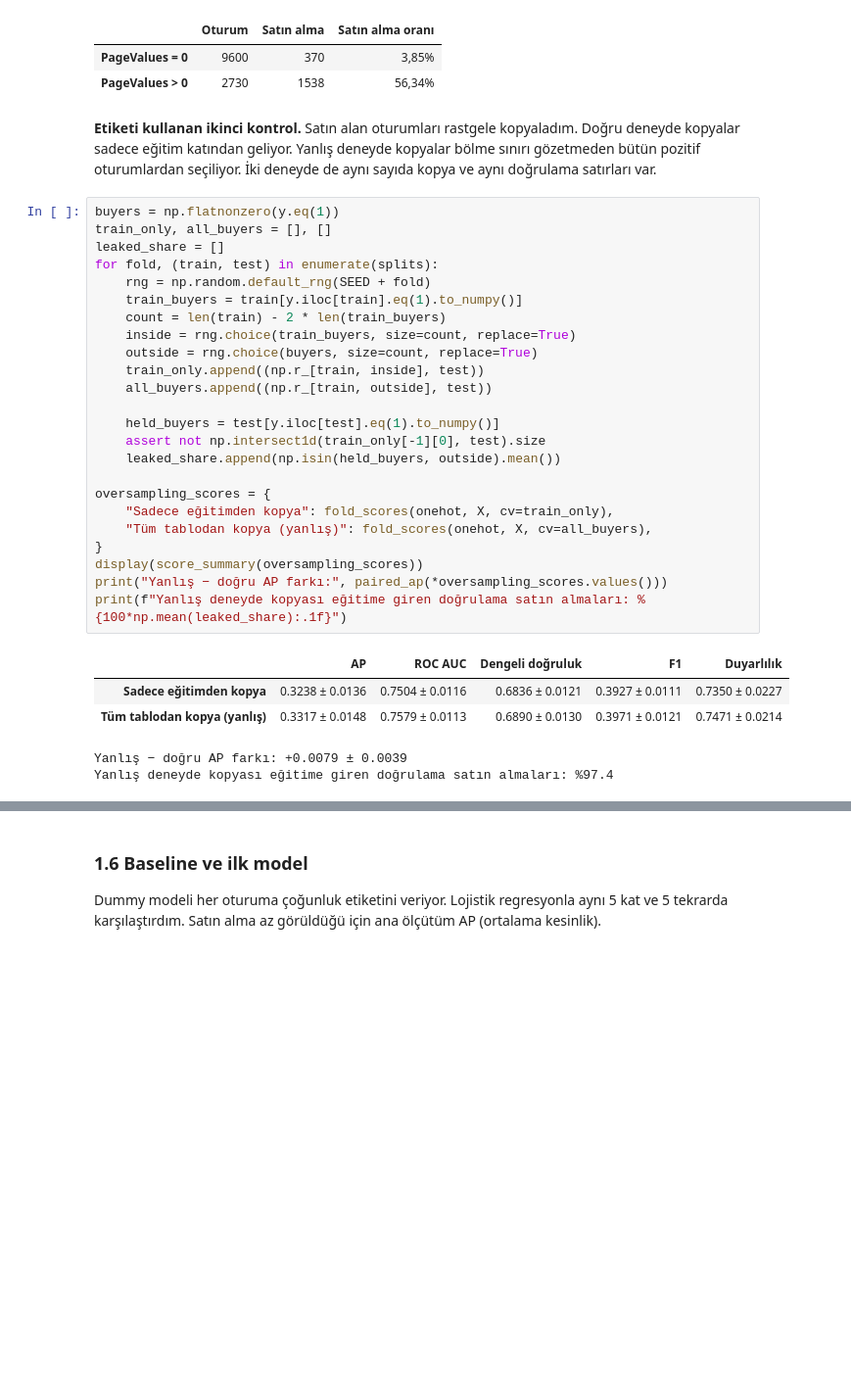
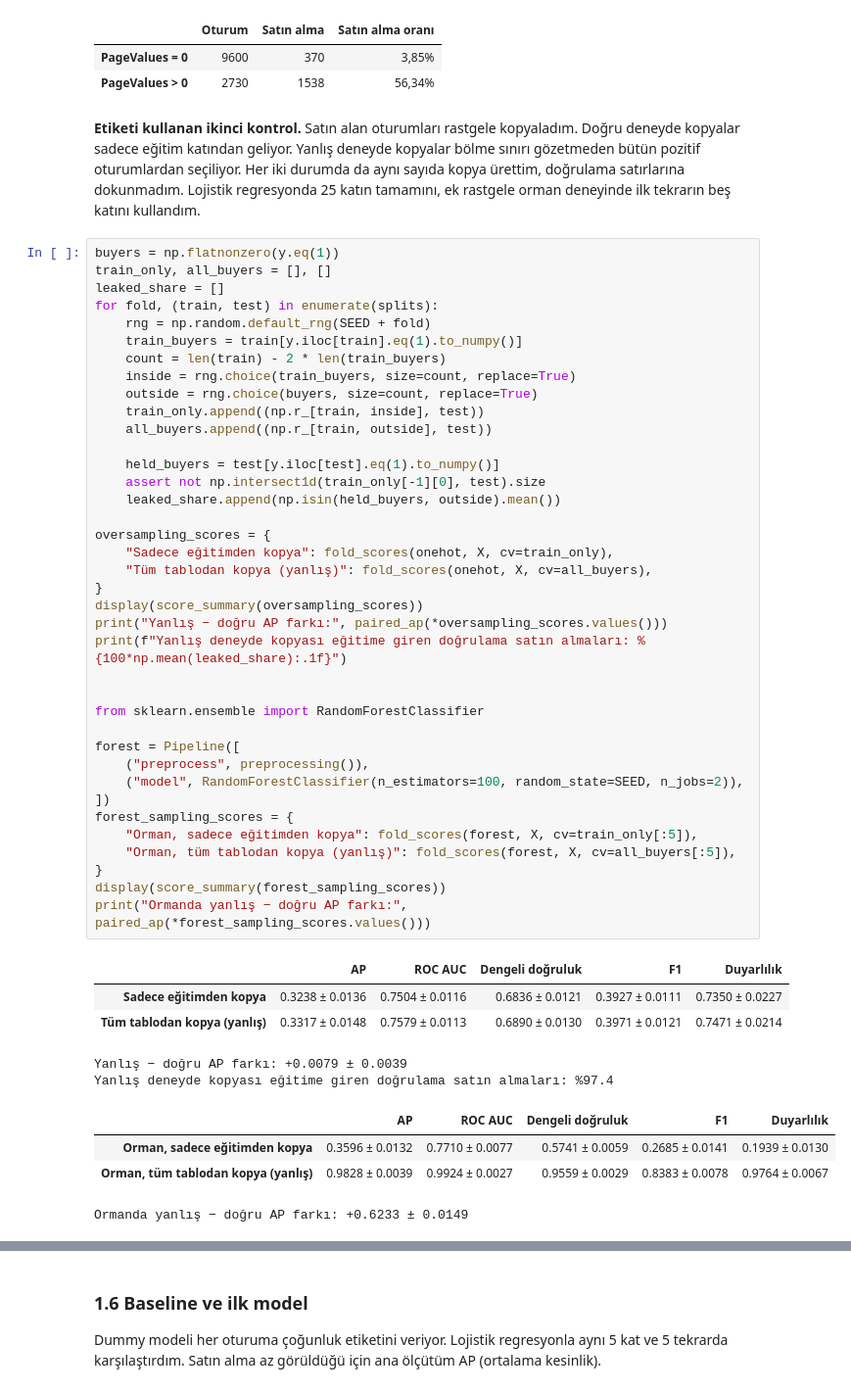
Before and after one commit to EmircanDemirTR/bil545-online-alisveris, a Jupyter notebook: proje1/BIL545_Proje1_EmircanDemir.ipynb, the cells around one changed output, grey strips where cells are left out. Shown at 98% size. Saved outputs shown, nothing was run; the diff lists cells and outputs as text; blank space fills up the shorter version.

```diff
--- a/proje1/BIL545_Proje1_EmircanDemir.ipynb
+++ b/proje1/BIL545_Proje1_EmircanDemir.ipynb
@@ -476,37 +502,55 @@ PageValues eklendi — ana modele göre AP farkı: +0.3124 ± 0.0229
 | PageValues = 0 | 9600 | 370 | 3,85% |
 | PageValues > 0 | 2730 | 1538 | 56,34% |
 # %% [markdown]
-**Etiketi kullanan ikinci kontrol.** Satın alan oturumları rastgele kopyaladım. Doğru deneyde kopyalar sadece eğitim katından geliyor. Yanlış deneyde kopyalar bölme sınırı gözetmeden bütün pozitif oturumlardan seçiliyor. İki deneyde de aynı sayıda kopya ve aynı doğrulama satırları var.
+**Etiketi kullanan ikinci kontrol.** Satın alan oturumları rastgele kopyaladım. Doğru deneyde kopyalar sadece eğitim katından geliyor. Yanlış deneyde kopyalar bölme sınırı gözetmeden bütün pozitif oturumlardan seçiliyor. Her iki durumda da aynı sayıda kopya ürettim, doğrulama satırlarına dokunmadım. Lojistik regresyonda 25 katın tamamını, ek rastgele orman deneyinde ilk tekrarın beş katını kullandım.
 # %%
 buyers = np.flatnonzero(y.eq(1))
 train_only, all_buyers = [], []
 leaked_share = []
 for fold, (train, test) in enumerate(splits):
     rng = np.random.default_rng(SEED + fold)
     train_buyers = train[y.iloc[train].eq(1).to_numpy()]
     count = len(train) - 2 * len(train_buyers)
     inside = rng.choice(train_buyers, size=count, replace=True)
     outside = rng.choice(buyers, size=count, replace=True)
     train_only.append((np.r_[train, inside], test))
     all_buyers.append((np.r_[train, outside], test))
 
     held_buyers = test[y.iloc[test].eq(1).to_numpy()]
     assert not np.intersect1d(train_only[-1][0], test).size
     leaked_share.append(np.isin(held_buyers, outside).mean())
 
 oversampling_scores = {
     "Sadece eğitimden kopya": fold_scores(onehot, X, cv=train_only),
     "Tüm tablodan kopya (yanlış)": fold_scores(onehot, X, cv=all_buyers),
 }
 display(score_summary(oversampling_scores))
 print("Yanlış − doğru AP farkı:", paired_ap(*oversampling_scores.values()))
 print(f"Yanlış deneyde kopyası eğitime giren doğrulama satın almaları: %{100*np.mean(leaked_share):.1f}")
+
+
+from sklearn.ensemble import RandomForestClassifier
+
+forest = Pipeline([
+    ("preprocess", preprocessing()),
+    ("model", RandomForestClassifier(n_estimators=100, random_state=SEED, n_jobs=2)),
+])
+forest_sampling_scores = {
+    "Orman, sadece eğitimden kopya": fold_scores(forest, X, cv=train_only[:5]),
+    "Orman, tüm tablodan kopya (yanlış)": fold_scores(forest, X, cv=all_buyers[:5]),
+}
+display(score_summary(forest_sampling_scores))
+print("Ormanda yanlış − doğru AP farkı:", paired_ap(*forest_sampling_scores.values()))
 # %% [output]
 |  | AP | ROC AUC | Dengeli doğruluk | F1 | Duyarlılık |
 | Sadece eğitimden kopya | 0.3238 ± 0.0136 | 0.7504 ± 0.0116 | 0.6836 ± 0.0121 | 0.3927 ± 0.0111 | 0.7350 ± 0.0227 |
 | Tüm tablodan kopya (yanlış) | 0.3317 ± 0.0148 | 0.7579 ± 0.0113 | 0.6890 ± 0.0130 | 0.3971 ± 0.0121 | 0.7471 ± 0.0214 |
 Yanlış − doğru AP farkı: +0.0079 ± 0.0039
 Yanlış deneyde kopyası eğitime giren doğrulama satın almaları: %97.4
+|  | AP | ROC AUC | Dengeli doğruluk | F1 | Duyarlılık |
+| Orman, sadece eğitimden kopya | 0.3596 ± 0.0132 | 0.7710 ± 0.0077 | 0.5741 ± 0.0059 | 0.2685 ± 0.0141 | 0.1939 ± 0.0130 |
+| Orman, tüm tablodan kopya (yanlış) | 0.9828 ± 0.0039 | 0.9924 ± 0.0027 | 0.9559 ± 0.0029 | 0.8383 ± 0.0078 | 0.9764 ± 0.0067 |
+Ormanda yanlış − doğru AP farkı: +0.6233 ± 0.0149
 # %% [markdown]
 **Yorum.** *StandardScaler* ve *OneHotEncoder* etiketi görmüyor. Hatalı kurulumda doğrulama satırlarını kullanıyorlar ama bu veri setinde AP pek değişmedi. Kat içinde AP 0,3288 ± 0,0145, tüm veride 0,3289 ± 0,0146.
 
```
Also changed, not shown: parts of 9 cells of this notebook, 1 other file.
